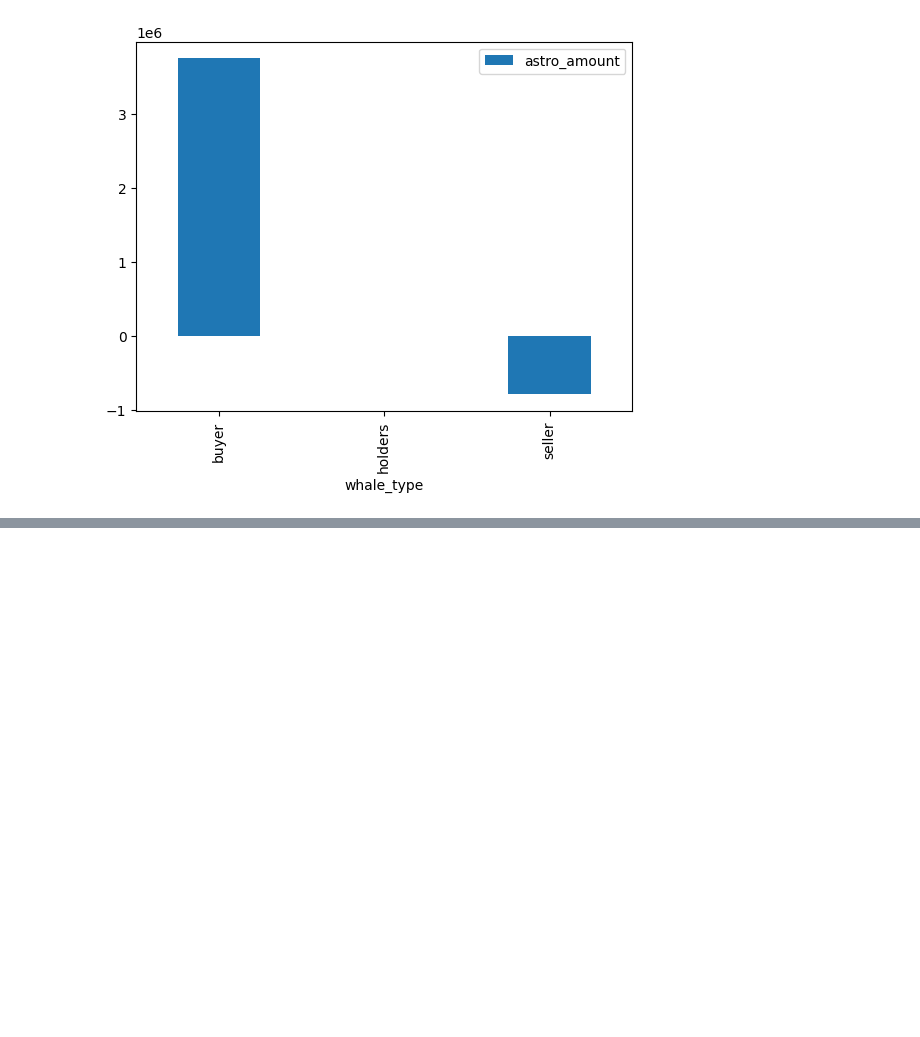
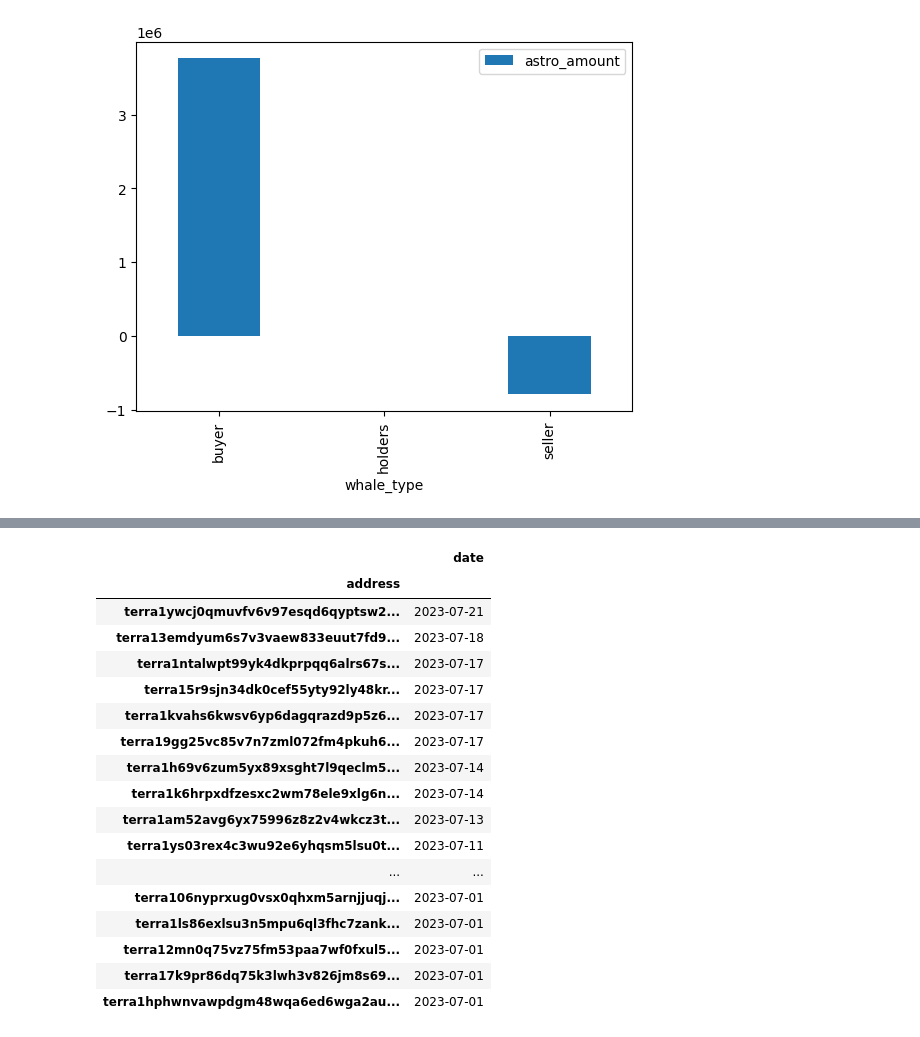
Before and after one commit to IncioMan/cosmos-activities-dashboard, a Jupyter notebook: python/notebooks/astro_analysis.ipynb, the cells around one changed output, grey strips where cells are left out. Cells and saved outputs as stored; diff of their text form; code cells hidden in the pictures; blank space fills up the shorter version.

```diff
--- a/python/notebooks/astro_analysis.ipynb
+++ b/python/notebooks/astro_analysis.ipynb
@@ -281,2 +296,27 @@ dd
 | holders | 0.00 |
 | seller | -789023.84 |
+# %%
+whales_daily = whales.merge(daily_delta[daily_delta.date>='2023-07-01'],on='traderAddress', how='left').fillna(0)
+# %%
+whales_daily[whales_daily.astro_amount != 0]\
+    [['address','date']]\
+    .groupby('address').min().sort_values(by='date', ascending=False)
+# %% [output]
+|  | date |
+| address |  |
+| terra1ywcj0qmuvfv6v97esqd6qyptsw2... | 2023-07-21 |
+| terra13emdyum6s7v3vaew833euut7fd9... | 2023-07-18 |
+| terra1ntalwpt99yk4dkprpqq6alrs67s... | 2023-07-17 |
+| terra15r9sjn34dk0cef55yty92ly48kr... | 2023-07-17 |
+| terra1kvahs6kwsv6yp6dagqrazd9p5z6... | 2023-07-17 |
+| terra19gg25vc85v7n7zml072fm4pkuh6... | 2023-07-17 |
+| terra1h69v6zum5yx89xsght7l9qeclm5... | 2023-07-14 |
+| terra1k6hrpxdfzesxc2wm78ele9xlg6n... | 2023-07-14 |
+| terra1am52avg6yx75996z8z2v4wkcz3t... | 2023-07-13 |
+| terra1ys03rex4c3wu92e6yhqsm5lsu0t... | 2023-07-11 |
+| ... | ... |
+| terra106nyprxug0vsx0qhxm5arnjjuqj... | 2023-07-01 |
+| terra1ls86exlsu3n5mpu6ql3fhc7zank... | 2023-07-01 |
+| terra12mn0q75vz75fm53paa7wf0fxul5... | 2023-07-01 |
+| terra17k9pr86dq75k3lwh3v826jm8s69... | 2023-07-01 |
+| terra1hphwnvawpdgm48wqa6ed6wga2au... | 2023-07-01 |
```
Also changed, not shown: parts of 8 cells of this notebook, 11 other files.
